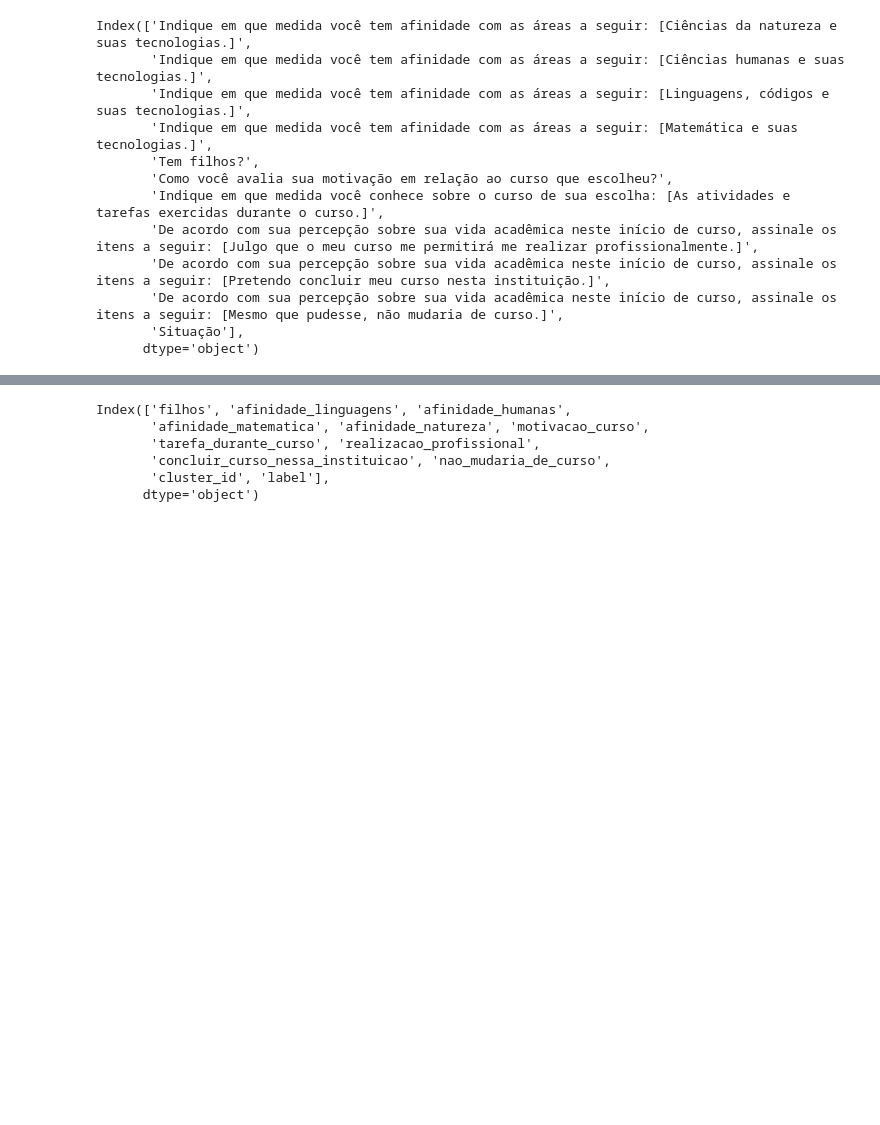
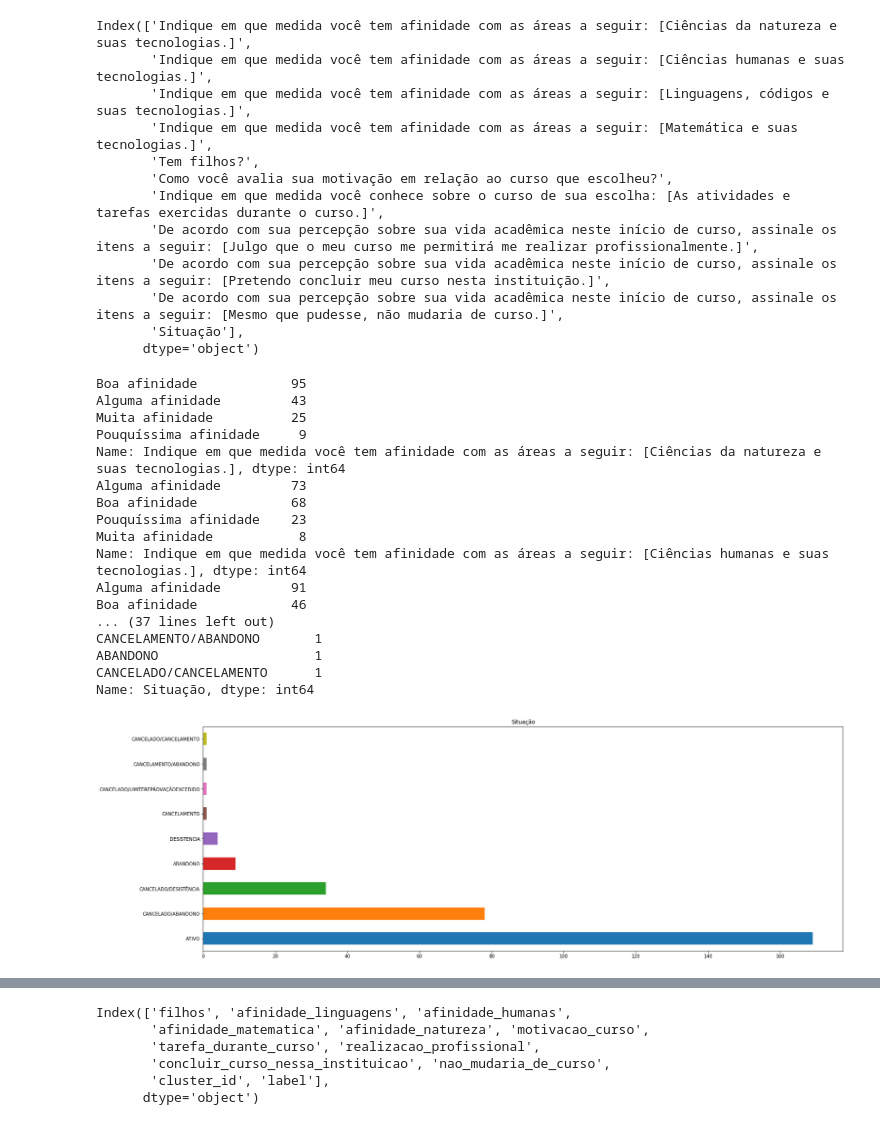
Before and after one commit to igorslima/analise-evasao, a Jupyter notebook: notebooks/clusterizacao2.ipynb, the cells around one changed output, grey strips where cells are left out. Drawn from its saved outputs; the diff is of its cells as text; code cells hidden in the pictures; blank space fills up the shorter version.

Commit message:
Fazendo gráraficos pra todos

```diff
--- a/notebooks/clusterizacao2.ipynb
+++ b/notebooks/clusterizacao2.ipynb
@@ -294,3 +294,27 @@ def gerar_graficos(dados, coluna, cluster):
+# %%
+gerar_todos_graficos(cluster_2, 'cluster_2')
+_data = cluster_0["Situação"].value_counts()
+_data.plot(kind='barh', title="Situação",figsize=(25, 9))
+plt.savefig('../imagens/2015_2016/cluster_2/Situação.jpg')
+# %% [output]
+Boa afinidade            95
+Alguma afinidade         43
+Muita afinidade          25
+Pouquíssima afinidade     9
+Name: Indique em que medida você tem afinidade com as áreas a seguir: [Ciências da natureza e suas tecnologias.], dtype: int64
+Alguma afinidade         73
+Boa afinidade            68
+Pouquíssima afinidade    23
+Muita afinidade           8
+Name: Indique em que medida você tem afinidade com as áreas a seguir: [Ciências humanas e suas tecnologias.], dtype: int64
+Alguma afinidade         91
+Boa afinidade            46
+... (37 lines left out)
+CANCELAMENTO/ABANDONO       1
+ABANDONO                    1
+CANCELADO/CANCELAMENTO      1
+Name: Situação, dtype: int64
+[figure, added]
 # %%
 gerar_todos_graficos(cluster_0, 'cluster_0')
 _data = cluster_0["Situação"].value_counts()
```
Also changed, not shown: parts of 4 cells of this notebook, 28 other files.
